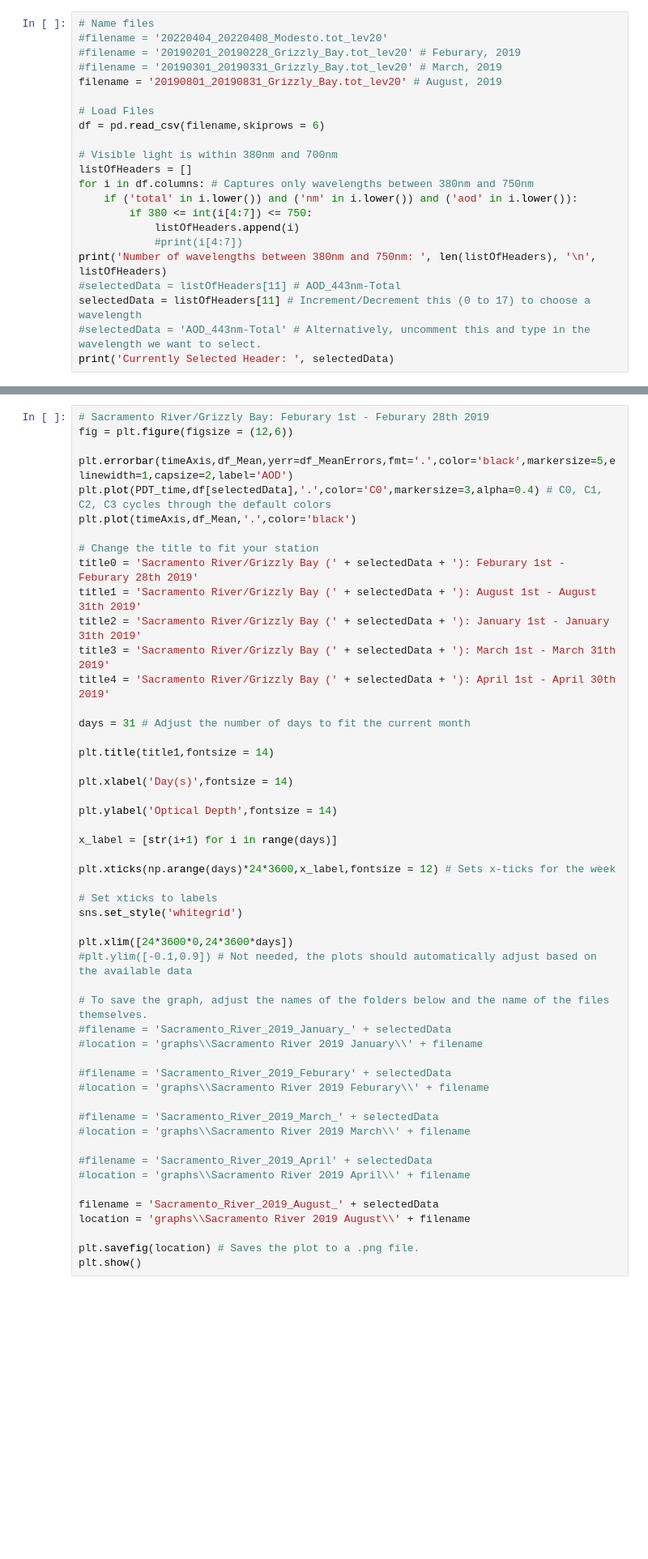
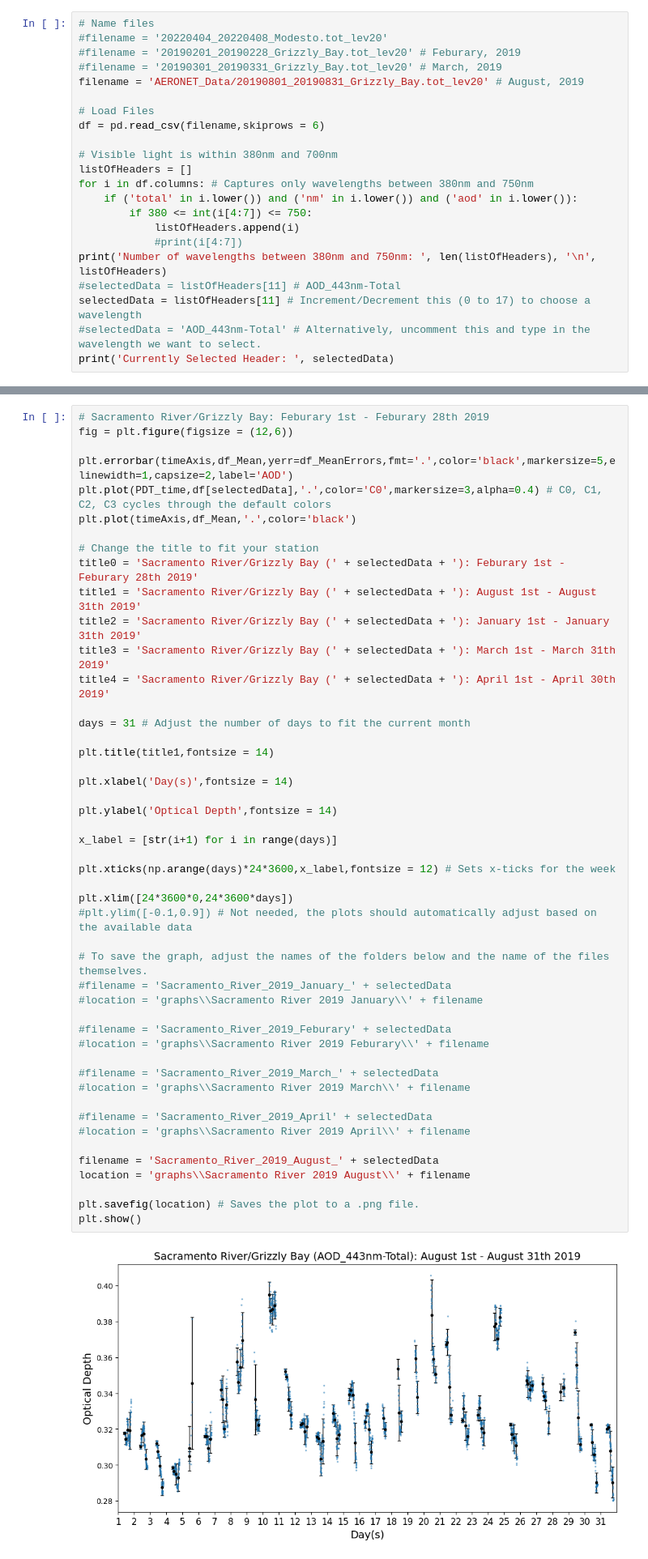
Before and after one commit to wtoslac/airquality, a Jupyter notebook: AERONET_Plot_Example.ipynb, the cells around one changed output, grey strips where cells are left out. Shown at 81% size. Drawn from its saved outputs; the diff is of its cells as text; blank space fills up the shorter version.

```diff
--- a/AERONET_Plot_Example.ipynb
+++ b/AERONET_Plot_Example.ipynb
@@ -11,7 +11,7 @@ from zoneinfo import ZoneInfo
 #filename = '20220404_20220408_Modesto.tot_lev20'
 #filename = '20190201_20190228_Grizzly_Bay.tot_lev20' # Feburary, 2019
 #filename = '20190301_20190331_Grizzly_Bay.tot_lev20' # March, 2019
-filename = '20190801_20190831_Grizzly_Bay.tot_lev20' # August, 2019
+filename = 'AERONET_Data/20190801_20190831_Grizzly_Bay.tot_lev20' # August, 2019
 
 # Load Files
 df = pd.read_csv(filename,skiprows = 6)
@@ -187,36 +217,35 @@ plt.title(title1,fontsize = 14)
 
 plt.xlabel('Day(s)',fontsize = 14)
 
 plt.ylabel('Optical Depth',fontsize = 14)
 
 x_label = [str(i+1) for i in range(days)]
 
 plt.xticks(np.arange(days)*24*3600,x_label,fontsize = 12) # Sets x-ticks for the week
 
-# Set xticks to labels
-sns.set_style('whitegrid')
-
 plt.xlim([24*3600*0,24*3600*days])
 #plt.ylim([-0.1,0.9]) # Not needed, the plots should automatically adjust based on the available data
 
 # To save the graph, adjust the names of the folders below and the name of the files themselves.
 #filename = 'Sacramento_River_2019_January_' + selectedData
 #location = 'graphs\\Sacramento River 2019 January\\' + filename
 
 #filename = 'Sacramento_River_2019_Feburary' + selectedData
 #location = 'graphs\\Sacramento River 2019 Feburary\\' + filename
 
 #filename = 'Sacramento_River_2019_March_' + selectedData
 #location = 'graphs\\Sacramento River 2019 March\\' + filename
 
 #filename = 'Sacramento_River_2019_April' + selectedData
 #location = 'graphs\\Sacramento River 2019 April\\' + filename
 
 filename = 'Sacramento_River_2019_August_' + selectedData
 location = 'graphs\\Sacramento River 2019 August\\' + filename
 
 plt.savefig(location) # Saves the plot to a .png file.
 plt.show()
+# %% [output]
+[figure, added]
 # %%
 for i in list(df): # Displays all of the aod total wavelengths available in this dataset
     if ('total' in i.lower()) and ('aod' in i.lower()) and ('nm' in i.lower()):
```
Also changed, not shown: parts of 7 cells of this notebook, 2 other files.
